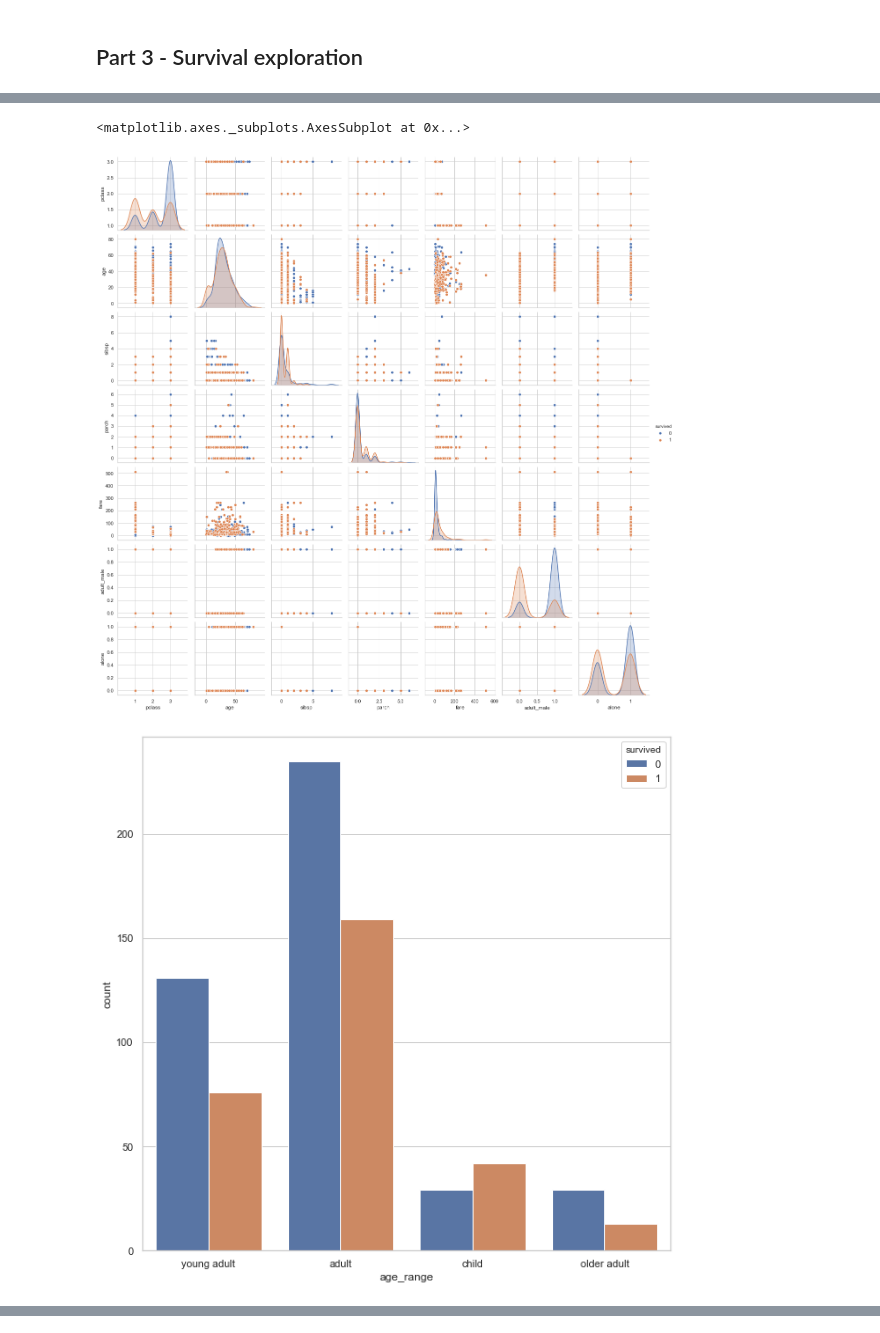
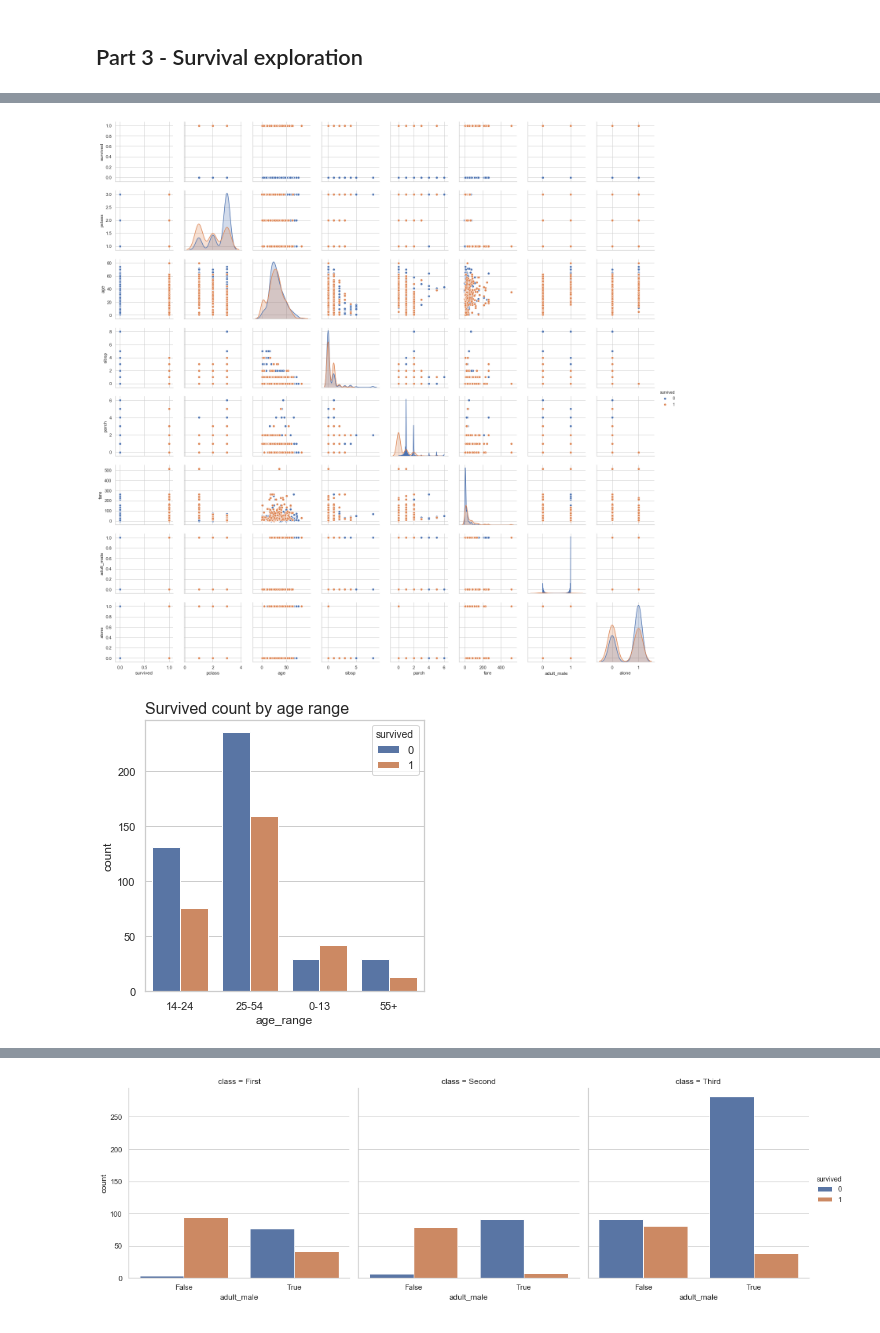
Before and after one commit to lkov0/INFO8000-hw, a Jupyter notebook: homework-4/homework4.ipynb, the cells around one changed output, grey strips where cells are left out. Drawn from its saved outputs; the diff is of its cells as text; code cells hidden in the pictures.

```diff
--- a/homework-4/homework4.ipynb
+++ b/homework-4/homework4.ipynb
@@ -82,27 +88,37 @@ p_rowMissing = sns.countplot(x='NAs', hue='Sex', data=missingToPlot_row, ax=ax2)
 # %%
 # make pair plot comparing distributions and correlations for all numeric variables
 fig2 = sns.pairplot(titanicDataset, hue = 'survived', dropna=True)
 display(fig2)
 
 # make bar plot of survival for age groups child, young adult, adult, older adult
 # first, making new category for age
 def ageClassify(c):
     if c['age'] < 14:
-        return 'child'
+        return '0-13'
     if c['age'] >= 14 and c['age'] < 25:
-        return 'young adult'
+        return '14-24'
     if c['age'] >= 25 and c['age'] < 55:
-        return 'adult'
+        return '25-54'
     if c['age'] >= 55:
-        return 'older adult'
+        return '55+'
 
 titanicDataset['age_range'] = titanicDataset.apply(ageClassify, axis=1)
 
-fig3 = plt.figure(figsize=(10,10))
+fig3 = plt.figure(figsize=(5,5))
 ax3 = fig3.add_subplot(111)
+plt.title("Survived count by age range", fontsize = 16, loc="left")
 sns.countplot(x = 'age_range', hue = 'survived', data = titanicDataset, ax=ax3)
+
+# plot survival by class
+fig4 = plt.figure(figsize=(5,5))
+ax4 = fig4.add_subplot(111)
+plt.title("Survived count by class", fontsize = 16, loc="left")
+sns.countplot(x = 'pclass', hue = 'survived', data = titanicDataset, ax=ax4)
+
+# plot survival by adult male true/false and class
+fig5 = sns.catplot(x='adult_male', hue='survived', col='class', data=titanicDataset, kind='count')
+plt.show(fig5)
 # %% [output]
 <seaborn.axisgrid.PairGrid at 0x...>
-<matplotlib.axes._subplots.AxesSubplot at 0x...>
-[figure, old version]
+[figure, new version]
-[figure, old version]
+[figure, new version]
@@ -108,0 +126 @@ sns.countplot(x = 'age_range', hue = 'survived', data = titanicDataset, ax=ax3)
+[figure, added]
```
Also changed, not shown: parts of 3 cells of this notebook.
